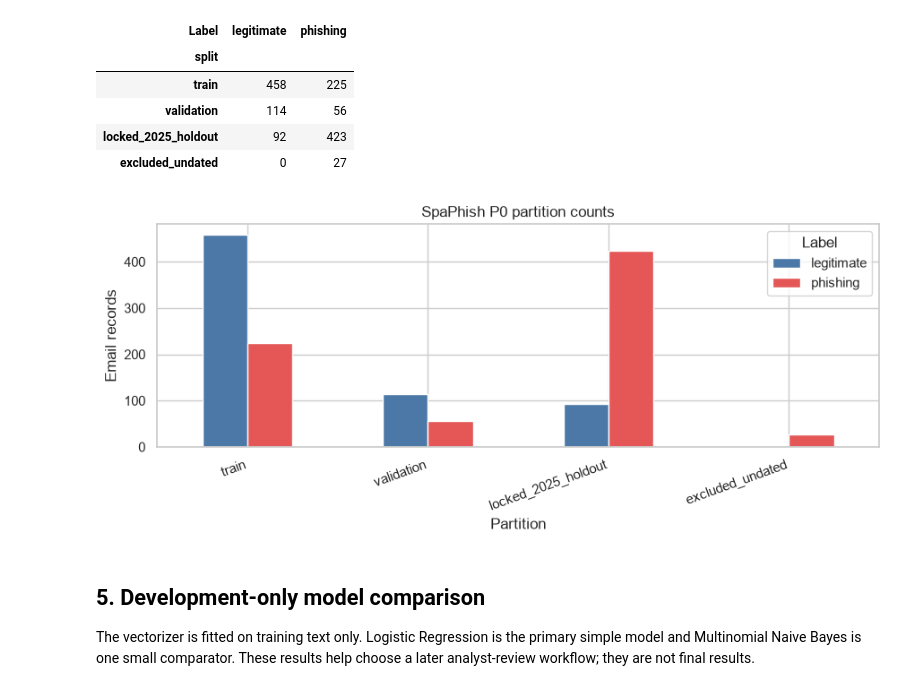
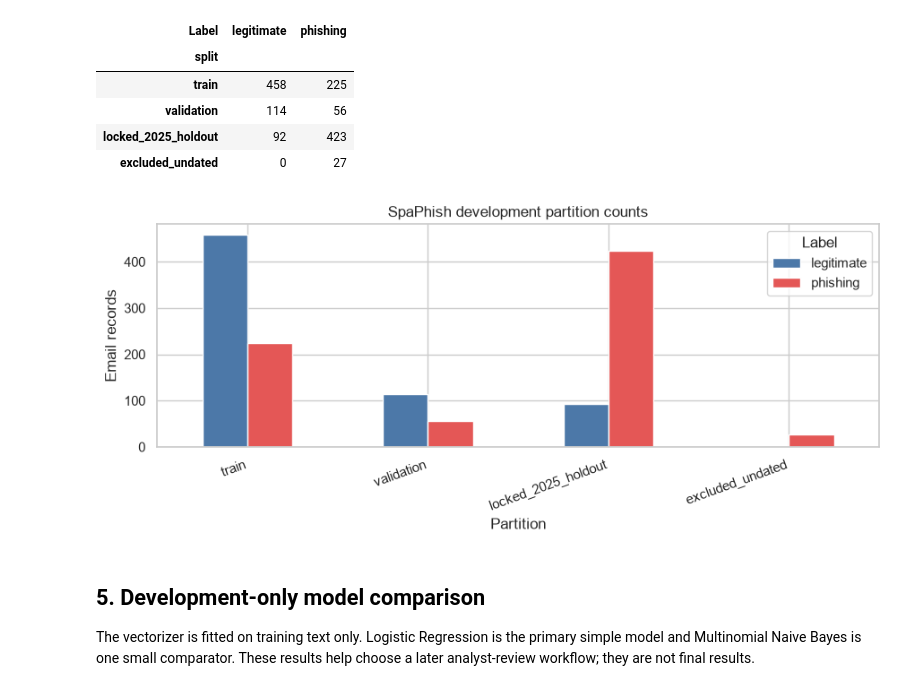
Before and after one commit to Yaser-Me/phishing-email-detection-ml, a Jupyter notebook: phishing_email_detection.ipynb, the cells around one changed output. Cells and saved outputs as stored; diff of their text form; code cells hidden in the pictures.

```diff
--- a/phishing_email_detection.ipynb
+++ b/phishing_email_detection.ipynb
@@ -22,7 +22,7 @@ pd.set_option("display.max_colwidth", 80)
 
 This verifies the local official files against the recorded hashes, audits the dataset, creates the frozen groups and partitions, and evaluates only the pre-2025 development validation partition.
 # %%
-file_checks, audit, split_frame, metrics, artifacts = run_p0()
+file_checks, audit, split_frame, metrics, artifacts = run_development_workflow()
 
 print(f"Verified official files: {int(file_checks['matches'].sum())} of {len(file_checks)}")
 print(f"Final 2025 holdout locked: {FINAL_HOLDOUT_LOCKED}")
@@ -126,15 +126,15 @@ split_counts
 | excluded_undated | 0 | 27 |
 # %%
 split_counts.plot(kind="bar", figsize=(9, 4), color=["#4C78A8", "#E45756"])
-plt.title("SpaPhish P0 partition counts")
+plt.title("SpaPhish development partition counts")
 plt.xlabel("Partition")
 plt.ylabel("Email records")
 plt.xticks(rotation=20, ha="right")
 plt.legend(title="Label")
 plt.tight_layout()
 plt.show()
 # %% [output]
-[figure, old version]
+[figure, new version]
 # %% [markdown]
 ## 5. Development-only model comparison
 
```
Also changed, not shown: parts of 1 cell of this notebook, 11 other files.
